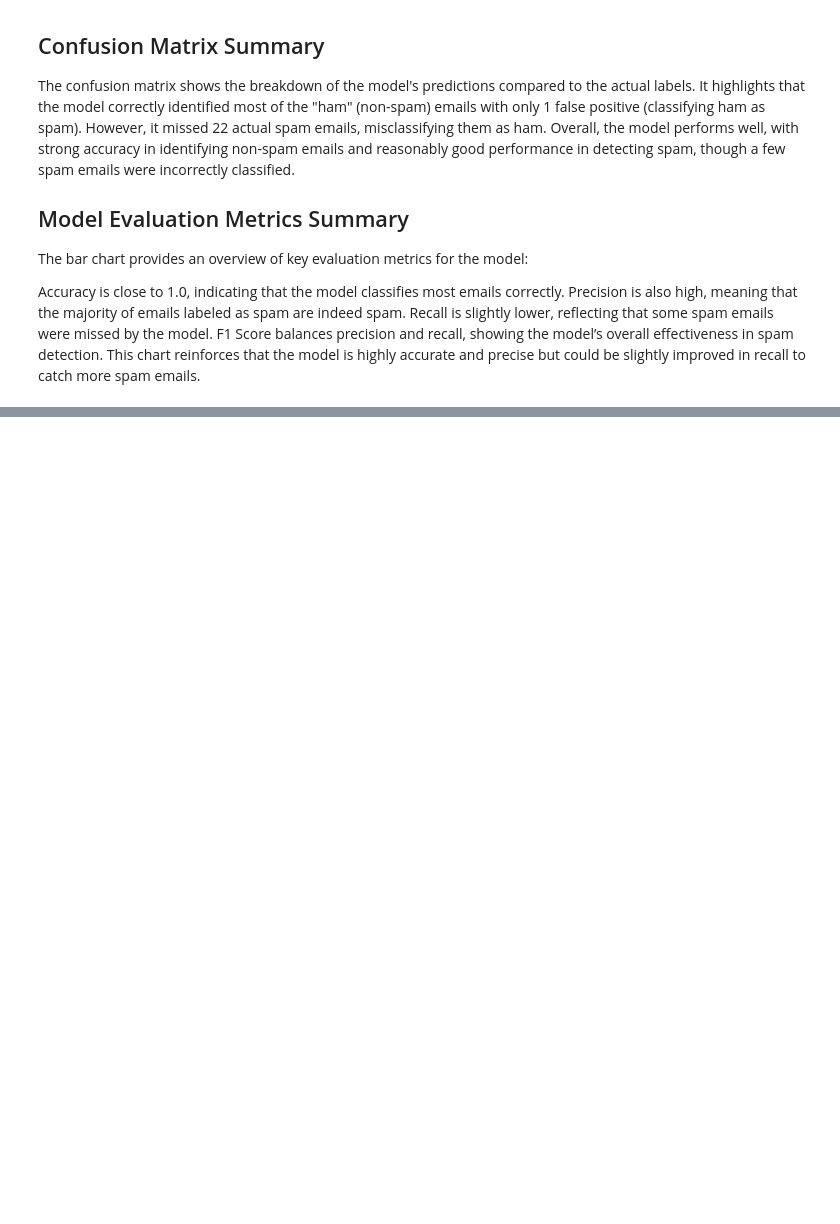
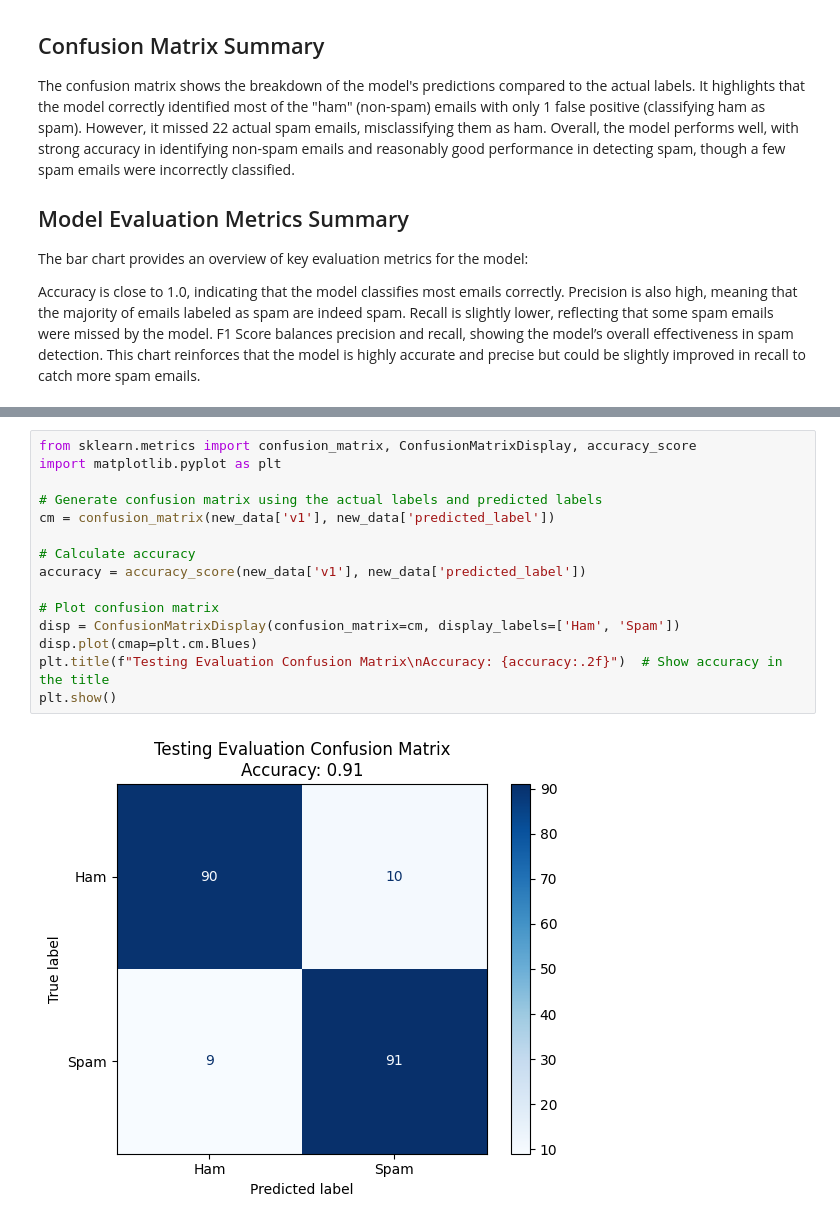
Before and after one commit to 3amberloaf/3amberloaf, a Jupyter notebook: email-phishing.ipynb, the cells around one changed output, grey strips where cells are left out. Drawn from its saved outputs; the diff is of its cells as text; blank space fills up the shorter version.

```diff
--- a/email-phishing.ipynb
+++ b/email-phishing.ipynb
@@ -294,0 +368,17 @@ F1 Score: 0.92
+# %%
+from sklearn.metrics import confusion_matrix, ConfusionMatrixDisplay, accuracy_score
+import matplotlib.pyplot as plt
+
+# Generate confusion matrix using the actual labels and predicted labels
+cm = confusion_matrix(new_data['v1'], new_data['predicted_label'])
+
+# Calculate accuracy
+accuracy = accuracy_score(new_data['v1'], new_data['predicted_label'])
+
+# Plot confusion matrix
+disp = ConfusionMatrixDisplay(confusion_matrix=cm, display_labels=['Ham', 'Spam'])
+disp.plot(cmap=plt.cm.Blues)
+plt.title(f"Testing Evaluation Confusion Matrix\nAccuracy: {accuracy:.2f}")  # Show accuracy in the title
+plt.show()
+# %% [output]
+[figure, added]
```
Also changed, not shown: parts of 11 cells of this notebook.
